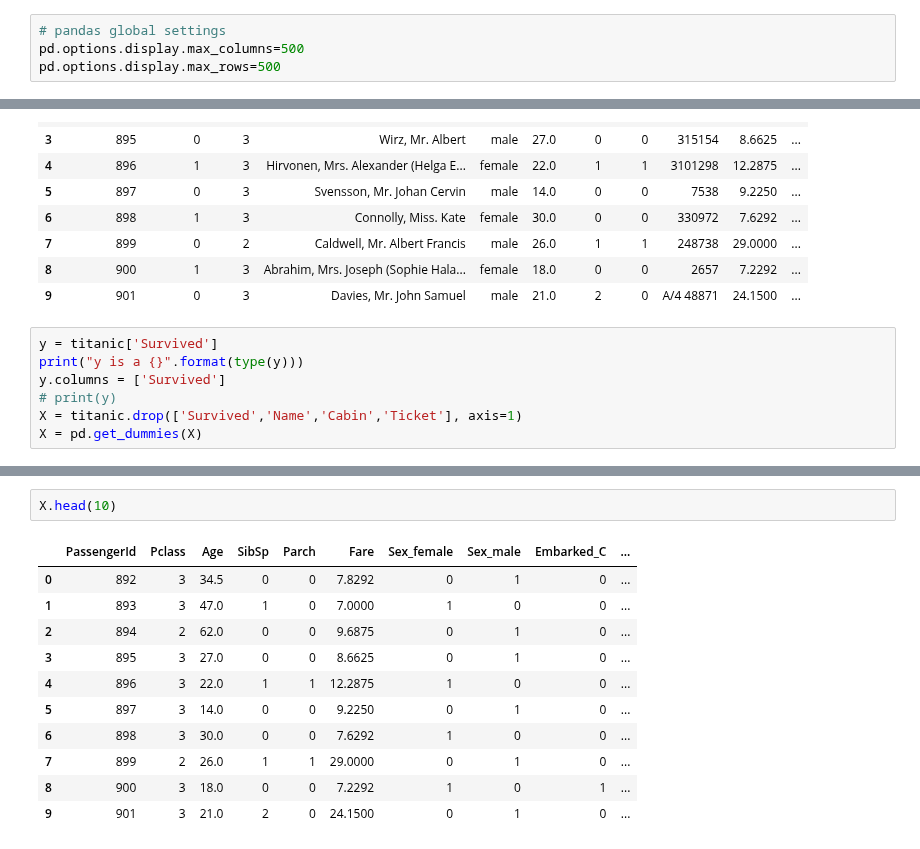
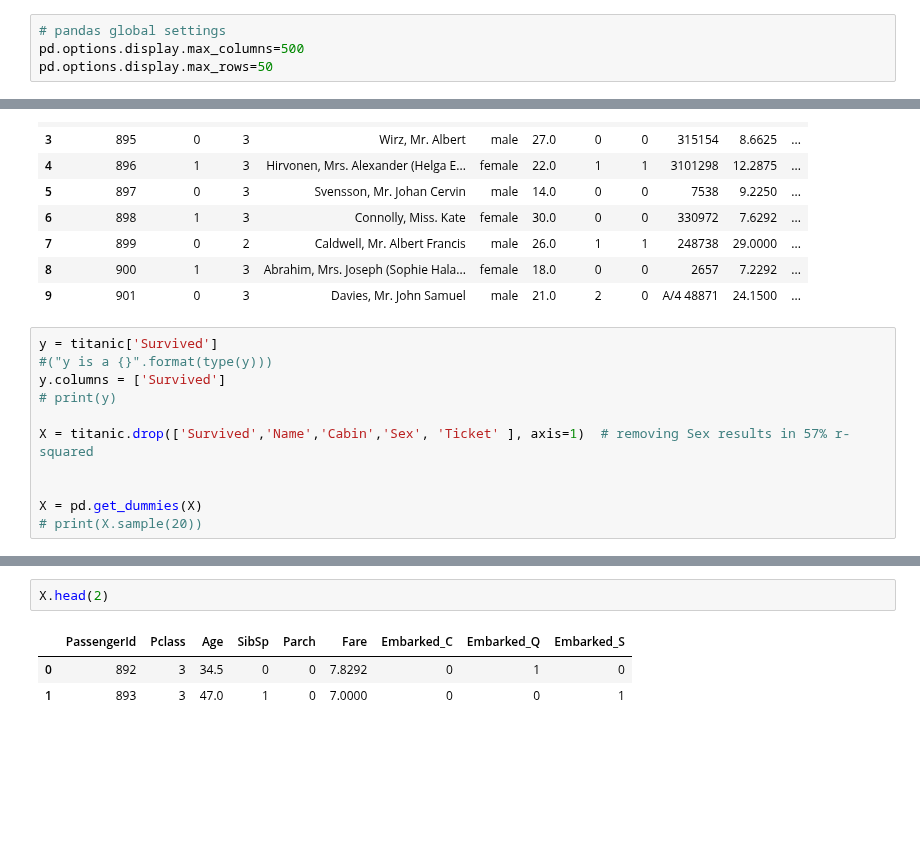
Before and after one commit to loupendley/Thinkful, a Jupyter notebook: HomeworkProjects/Unit3/Lesson2/Project6/Challenge_DecisionTree_RandomForest.ipynb, the cells around one changed output, grey strips where cells are left out. Saved outputs shown, nothing was run; the diff lists cells and outputs as text; blank space fills up the shorter version.

```diff
--- a/HomeworkProjects/Unit3/Lesson2/Project6/Challenge_DecisionTree_RandomForest.ipynb
+++ b/HomeworkProjects/Unit3/Lesson2/Project6/Challenge_DecisionTree_RandomForest.ipynb
@@ -15,6 +17,6 @@ Now try to match that with the simplest random forest you can. For our purposes
 # %%
 # pandas global settings
 pd.options.display.max_columns=500
-pd.options.display.max_rows=500
+pd.options.display.max_rows=50
 # %%
 path="../../../../Datafiles/titanic/"
@@ -63,8 +87,12 @@ titanic.head(10)
 | 9 | 901 | 0 | 3 | Davies, Mr. John Samuel | male | 21.0 | 2 | 0 | A/4 48871 | 24.1500 | ... |
 # %%
 y = titanic['Survived']
-print("y is a {}".format(type(y)))
+#("y is a {}".format(type(y)))
 y.columns = ['Survived']
 # print(y)
-X = titanic.drop(['Survived','Name','Cabin','Ticket'], axis=1)
+
+X = titanic.drop(['Survived','Name','Cabin','Sex', 'Ticket' ], axis=1)  # removing Sex results in 57% r-squared
+
+
 X = pd.get_dummies(X)
+# print(X.sample(20))
@@ -194,17 +239,9 @@ Decision Tree elapsed time --- 0.03689289093017578 seconds ---
 # %%
-X.head(10)
+X.head(2)
 # %% [output]
-|  | PassengerId | Pclass | Age | SibSp | Parch | Fare | Sex_female | Sex_male | Embarked_C | ... |
-| 0 | 892 | 3 | 34.5 | 0 | 0 | 7.8292 | 0 | 1 | 0 | ... |
-| 1 | 893 | 3 | 47.0 | 1 | 0 | 7.0000 | 1 | 0 | 0 | ... |
-| 2 | 894 | 2 | 62.0 | 0 | 0 | 9.6875 | 0 | 1 | 0 | ... |
-| 3 | 895 | 3 | 27.0 | 0 | 0 | 8.6625 | 0 | 1 | 0 | ... |
-| 4 | 896 | 3 | 22.0 | 1 | 1 | 12.2875 | 1 | 0 | 0 | ... |
-| 5 | 897 | 3 | 14.0 | 0 | 0 | 9.2250 | 0 | 1 | 0 | ... |
-| 6 | 898 | 3 | 30.0 | 0 | 0 | 7.6292 | 1 | 0 | 0 | ... |
-| 7 | 899 | 2 | 26.0 | 1 | 1 | 29.0000 | 0 | 1 | 0 | ... |
-| 8 | 900 | 3 | 18.0 | 0 | 0 | 7.2292 | 1 | 0 | 1 | ... |
-| 9 | 901 | 3 | 21.0 | 2 | 0 | 24.1500 | 0 | 1 | 0 | ... |
+|  | PassengerId | Pclass | Age | SibSp | Parch | Fare | Embarked_C | Embarked_Q | Embarked_S |
+| 0 | 892 | 3 | 34.5 | 0 | 0 | 7.8292 | 0 | 1 | 0 |
+| 1 | 893 | 3 | 47.0 | 1 | 0 | 7.0000 | 0 | 0 | 1 |
 # %%
 df=pd.DataFrame({'Actual':y_test, 'Predicted':y_pred})
 df.head(10)
```
Also changed, not shown: parts of 29 cells of this notebook.
